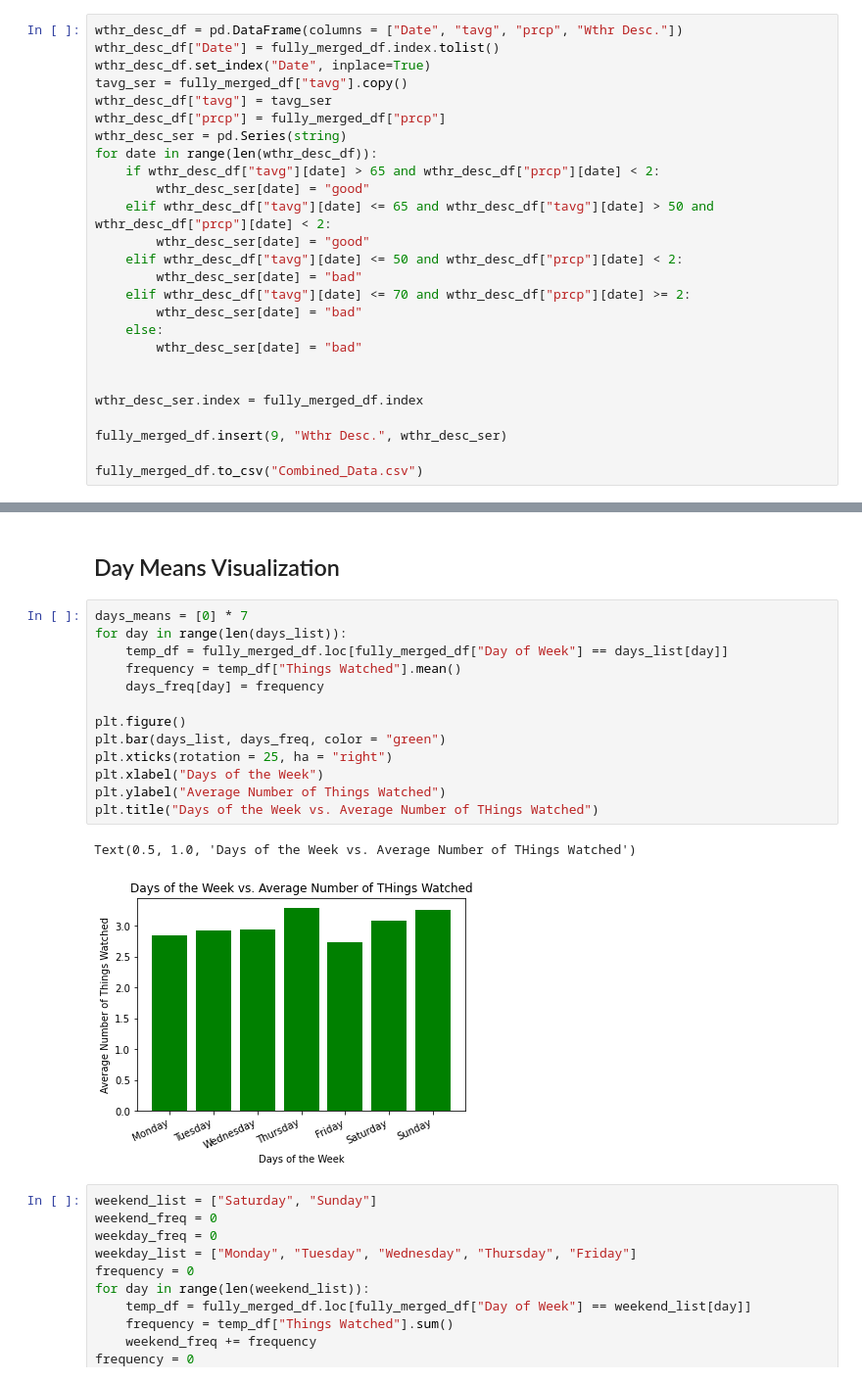
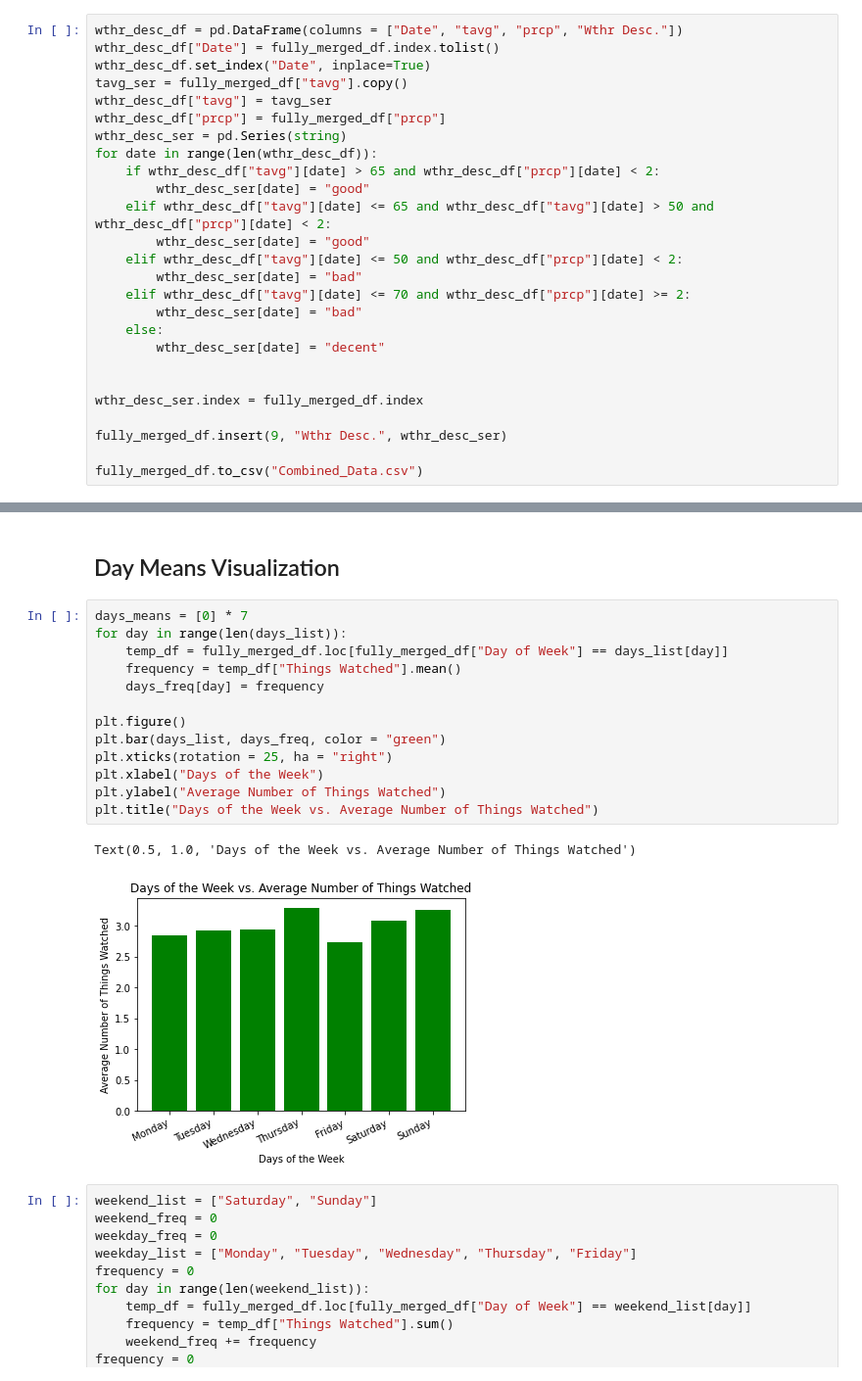
Before and after one commit to georgecalv/DataScienceFinalProject, a Jupyter notebook: Netflix_Weather_Days.ipynb, the cells around one changed output, grey strips where cells are left out. Shown: that part at 98% size. Saved outputs shown, nothing was run; the diff lists cells and outputs as text.

```diff
--- a/Netflix_Weather_Days.ipynb
+++ b/Netflix_Weather_Days.ipynb
@@ -323,7 +322,7 @@ for date in range(len(wthr_desc_df)):
     elif wthr_desc_df["tavg"][date] <= 70 and wthr_desc_df["prcp"][date] >= 2:
         wthr_desc_ser[date] = "bad"
     else:
-        wthr_desc_ser[date] = "bad"
+        wthr_desc_ser[date] = "decent"
 
 
 wthr_desc_ser.index = fully_merged_df.index
@@ -359,19 +360,19 @@ Here we can see that the diributio is decently normal. However the weekend does
 # %%
 days_means = [0] * 7
 for day in range(len(days_list)):
     temp_df = fully_merged_df.loc[fully_merged_df["Day of Week"] == days_list[day]]
     frequency = temp_df["Things Watched"].mean()
     days_freq[day] = frequency
 
 plt.figure()
 plt.bar(days_list, days_freq, color = "green")
 plt.xticks(rotation = 25, ha = "right")
 plt.xlabel("Days of the Week")
 plt.ylabel("Average Number of Things Watched")
-plt.title("Days of the Week vs. Average Number of THings Watched")
+plt.title("Days of the Week vs. Average Number of Things Watched")
 # %% [output]
-Text(0.5, 1.0, 'Days of the Week vs. Average Number of THings Watched')
+Text(0.5, 1.0, 'Days of the Week vs. Average Number of Things Watched')
-[figure, old version]
+[figure, new version]
 # %%
 weekend_list = ["Saturday", "Sunday"]
 weekend_freq = 0
```
Also changed, not shown: parts of 5 cells of this notebook.
